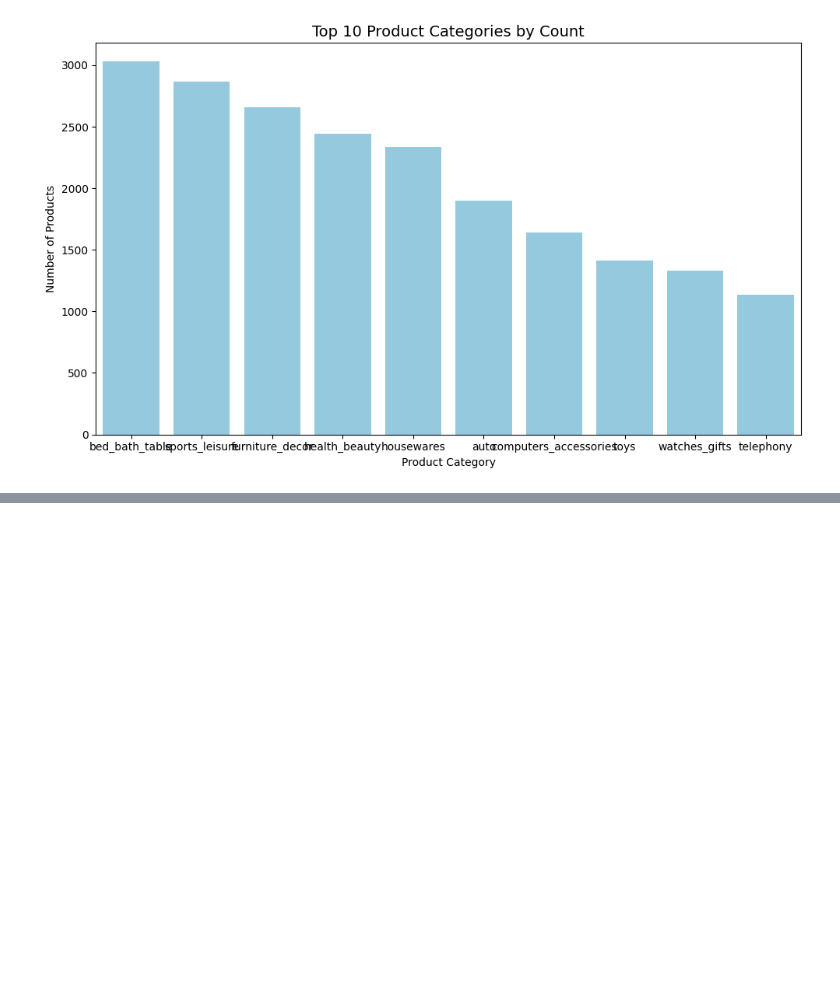
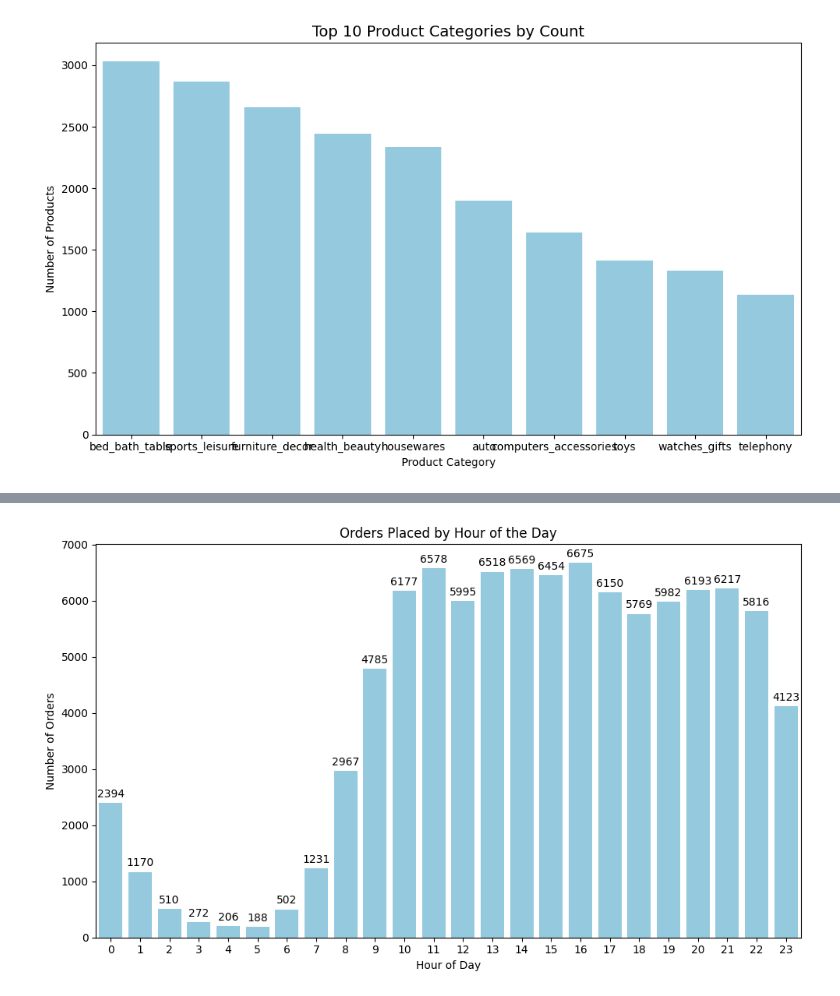
Before and after one commit to taruny088/olist_DA, a Jupyter notebook: Data_analysis/eda.ipynb, the cells around one changed output, grey strips where cells are left out. Saved outputs shown, nothing was run; the diff lists cells and outputs as text; code cells hidden in the pictures; blank space fills up the shorter version.

```diff
--- a/Data_analysis/eda.ipynb
+++ b/Data_analysis/eda.ipynb
@@ -223,0 +319,18 @@ plt.show()
+# %%
+orders['hours']=orders['order_purchase_timestamp'].dt.hour
+# %%
+peak_hours=orders.groupby('hours')['order_id'].count().reset_index()
+peak_hours.rename(columns={'order_id': 'orders_placed'},inplace=True)
+# %%
+
+plt.figure(figsize=(10,6))
+ax=sns.barplot(data=peak_hours, x='hours', y='orders_placed', color='skyblue')
+ax.bar_label(ax.containers[0], fmt='%d', padding=3)
+
+plt.title('Orders Placed by Hour of the Day')
+plt.xlabel('Hour of Day')
+plt.ylabel('Number of Orders')
+plt.tight_layout()
+plt.show()
+# %% [output]
+[figure, added]
```
Also changed, not shown: parts of 16 cells of this notebook.
